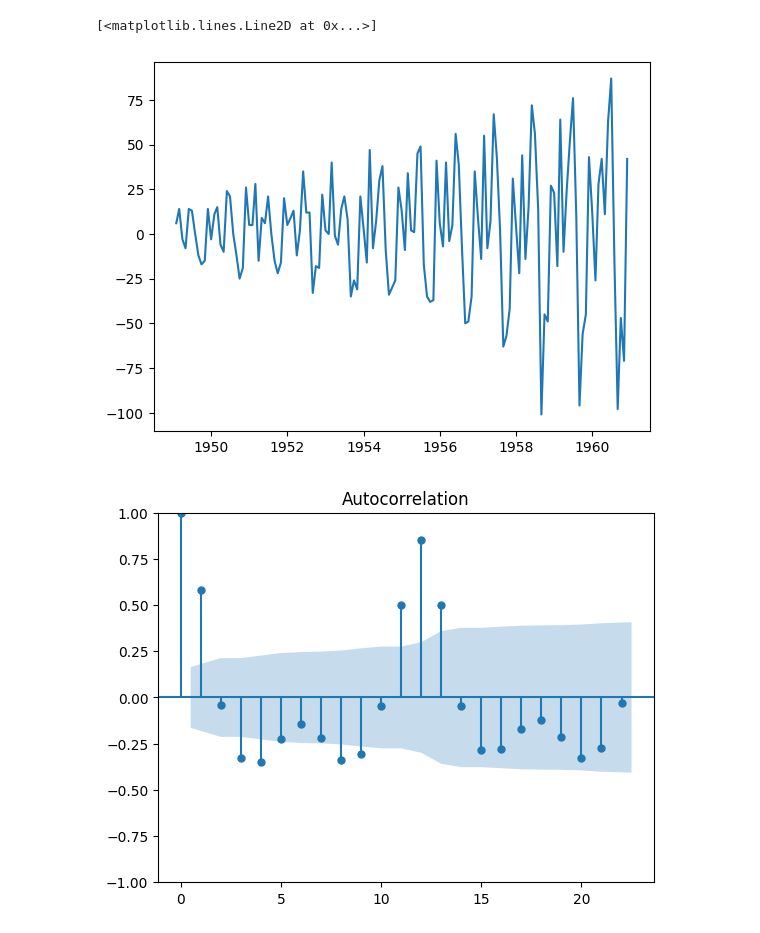
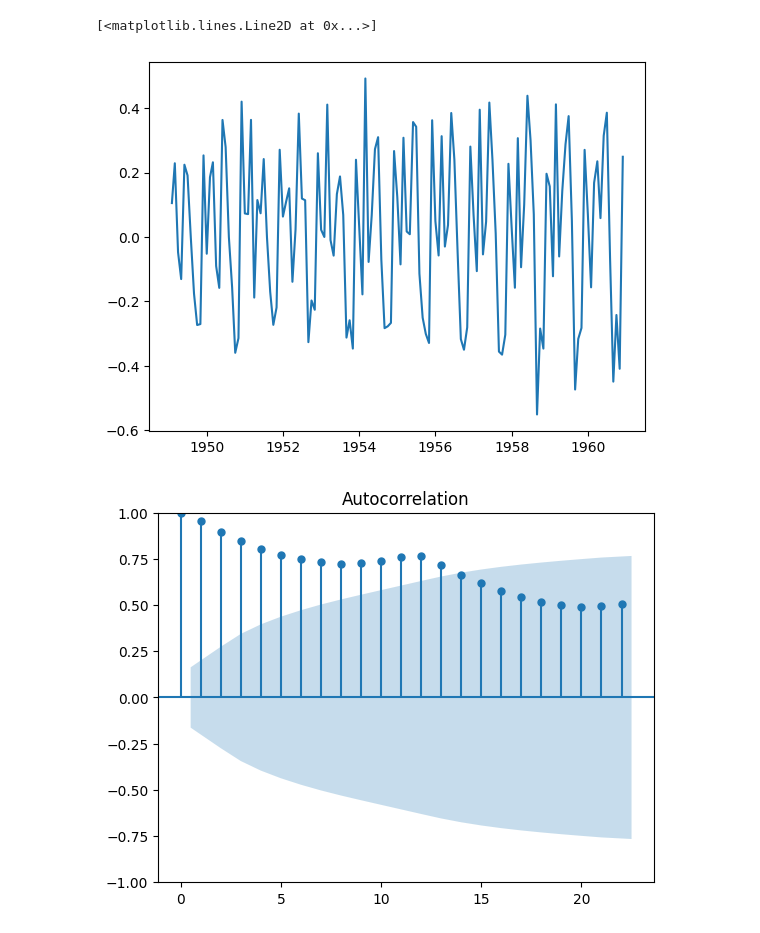
Before and after one commit to theAjforce/ds-mod-2-0924-code-solutions, a Jupyter notebook: time-series-2/time2.ipynb, the cells around one changed output. Saved outputs shown, nothing was run; the diff lists cells and outputs as text; code cells hidden in the pictures.

```diff
--- a/time-series-2/time2.ipynb
+++ b/time-series-2/time2.ipynb
@@ -21,0 +12,4 @@ adfuller((df.diff(2)).dropna())
+# %%
+col, lamb = boxcox(df['#Passengers'])
+# %%
+df['#Passengers'] = col
@@ -23,9 +34,9 @@ adfuller((df.diff(2)).dropna())
 plt.plot(df.diff().dropna())
 # %% [output]
 [<matplotlib.lines.Line2D at 0x...>]
-[figure, old version]
+[figure, new version]
 # %%
-plot_acf(df.diff(2).dropna());
+plot_acf(df.dropna());
 # %% [output]
-[figure, old version]
+[figure, new version]
 # %%
```
Also changed, not shown: parts of 11 cells of this notebook, 1 other file.
